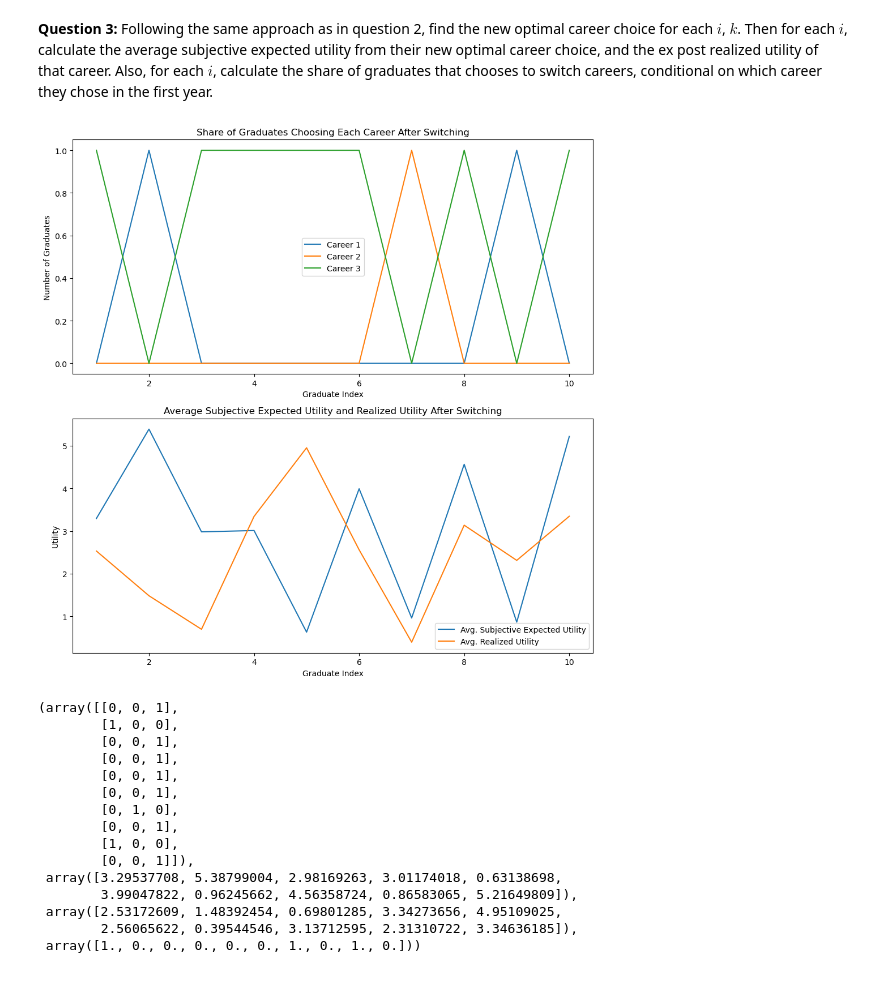
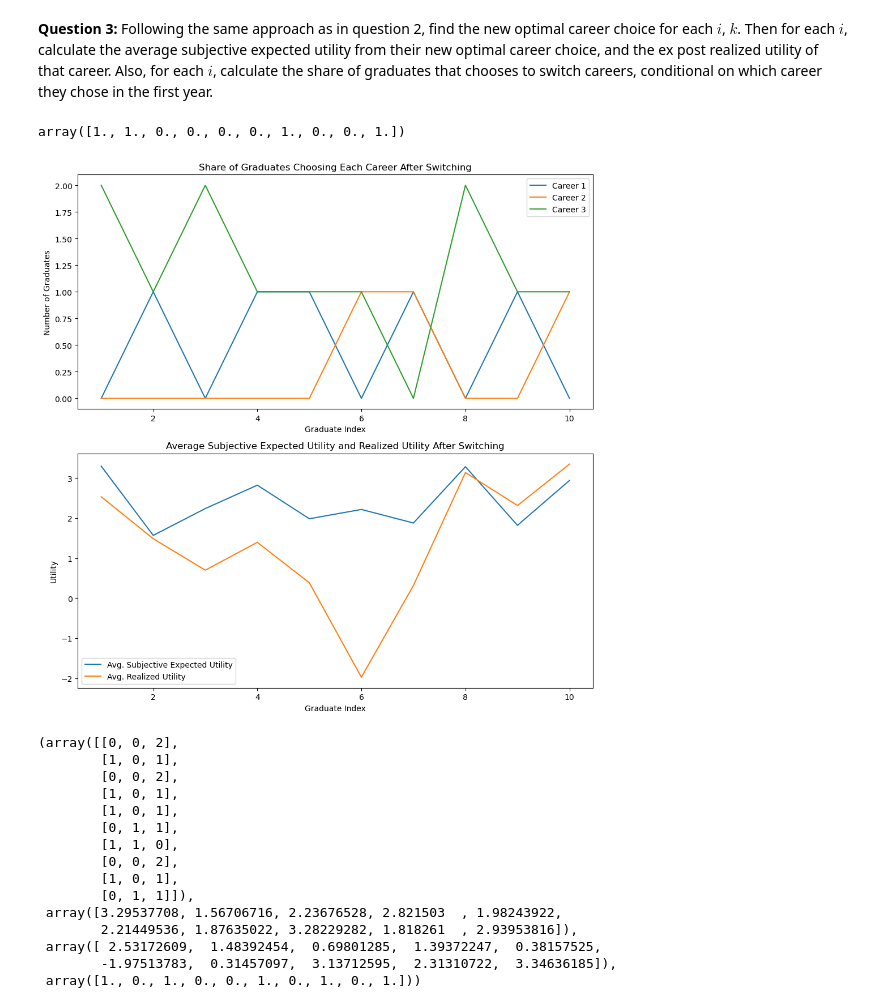
Before and after one commit to NumEconCopenhagen/projects-2024-mathias-mikkel-gabriele, a Jupyter notebook: examproject/exam_2024 copy.ipynb, the cells around one changed output. Cells and saved outputs as stored; diff of their text form; code cells hidden in the pictures.

```diff
--- a/examproject/exam_2024 copy.ipynb
+++ b/examproject/exam_2024 copy.ipynb
@@ -179,16 +179,14 @@ par.i = np.array([1,2,3,4,5,6,7,8,9,10])
 
 #maybe need to change the size of draws to
 
+# Simulate prior expected utility, chosen careers, and realized utilities based on friends' information
 
+k_prior_expec = np.zeros(par.K)
+k_chosen_career = np.zeros(par.K)
+k_real_util = np.zeros(par.K)
 
-# Simulate prior expected utility, chosen careers, and realized utilities based on friends' information
-prior_expec_util, chosen_career, real_util = career.prior_expec()
+for k in range(par.K):
+    k_prior_expec[k], k_chosen_career[k], k_real_util[k] = career.prior_expec()
 
-# Visualization
-choices = np.zeros((career.par.N, career.par.J))
-for i in range(career.par.N):
-    choices[i, chosen_career[i]] += 1
-
-
-career.visualize_results(choices, np.mean(prior_expec_util, axis=1), real_util)
+career.visualize_results(chosen_career, np.mean(prior_expec_util, axis=1), real_util)
 # %% [output]
@@ -215,24 +213,26 @@ u^{k,2}_{ij}= \begin{cases}
 $$
 # %% [markdown]
 **Question 3:** Following the same approach as in question 2, find the new optimal career choice for each $i$, $k$. Then for each $i$, calculate the average subjective expected utility from their new optimal career choice, and the ex post realized utility of that career. Also, for each $i$, calculate the share of graduates that chooses to switch careers, conditional on which career they chose in the first year. <br>
+# %%
+new_choices, new_avg_subjective_utilities, new_avg_realized_utilities, switch_decisions = career.career_switching(chosen_career, real_util)
+
+switch_decisions
+# %% [output]
+array([1., 1., 0., 0., 0., 0., 1., 0., 0., 1.])
 # %%
 # write your answer here
 
 par.c = 1
 
-def simulate_career_switching(par, choices, avg_realized_utilities):
+def simulate_career_switching(par, chosen_career, avg_realized_utilities):
     np.random.seed(42)  # For reproducibility
 
-    new_choices = np.zeros((par.N, par.J), dtype=int)
-    new_avg_subjective_utilities = np.zeros(par.N)
-    new_avg_realized_utilities = np.zeros(par.N)
-    switch_decisions = np.zeros(par.N)
 
     for i in range(par.N):
         Fi = i + 1  # Number of friends
 
         # Initial chosen career and realized utility
-        initial_career = np.argmax(choices[i])
+        initial_career = np.argmax(chosen_career[i])
         initial_realized_utility = avg_realized_utilities[i]
 
         # Calculate prior expected utility based on friends' information
@@ -261,47 +261,47 @@ def simulate_career_switching(par, choices, avg_realized_utilities):
         # Record if the graduate decided to switch careers
         switch_decisions[i] = 1 if new_chosen_career != initial_career else 0
 
     return new_choices, new_avg_subjective_utilities, new_avg_realized_utilities, switch_decisions
 
-new_choices, new_avg_subjective_utilities, new_avg_realized_utilities, switch_decisions = simulate_career_switching(par, choices, avg_realized_utilities)
+new_choices, new_avg_subjective_utilities, new_avg_realized_utilities, switch_decisions = simulate_career_switching(par, chosen_career, np.mean(prior_expec_util, axis=1))
 
 # Visualization
 fig, axs = plt.subplots(2, 1, figsize=(10, 10))
 
 # Share of graduates choosing each career after switching
 for j in range(par.J):
     axs[0].plot(range(1, par.N + 1), new_choices[:, j], label=f'Career {j + 1}')
 axs[0].set_title('Share of Graduates Choosing Each Career After Switching')
 axs[0].set_xlabel('Graduate Index')
 axs[0].set_ylabel('Number of Graduates')
 axs[0].legend()
 
 # Average subjective expected utility and realized utility after switching
 axs[1].plot(range(1, par.N + 1), new_avg_subjective_utilities, label='Avg. Subjective Expected Utility')
 axs[1].plot(range(1, par.N + 1), new_avg_realized_utilities, label='Avg. Realized Utility')
 axs[1].set_title('Average Subjective Expected Utility and Realized Utility After Switching')
 axs[1].set_xlabel('Graduate Index')
 axs[1].set_ylabel('Utility')
 axs[1].legend()
 
 plt.tight_layout()
 plt.show()
 
 new_choices, new_avg_subjective_utilities, new_avg_realized_utilities, switch_decisions
 # %% [output]
-[figure, old version]
+[figure, new version]
-(array([[0, 0, 1],
-        [1, 0, 0],
-        [0, 0, 1],
-        [0, 0, 1],
-        [0, 0, 1],
-        [0, 0, 1],
-        [0, 1, 0],
-        [0, 0, 1],
-        [1, 0, 0],
-        [0, 0, 1]]),
- array([3.29537708, 5.38799004, 2.98169263, 3.01174018, 0.63138698,
-        3.99047822, 0.96245662, 4.56358724, 0.86583065, 5.21649809]),
- array([2.53172609, 1.48392454, 0.69801285, 3.34273656, 4.95109025,
-        2.56065622, 0.39544546, 3.13712595, 2.31310722, 3.34636185]),
- array([1., 0., 0., 0., 0., 0., 1., 0., 1., 0.]))
+(array([[0, 0, 2],
+        [1, 0, 1],
+        [0, 0, 2],
+        [1, 0, 1],
+        [1, 0, 1],
+        [0, 1, 1],
+        [1, 1, 0],
+        [0, 0, 2],
+        [1, 0, 1],
+        [0, 1, 1]]),
+ array([3.29537708, 1.56706716, 2.23676528, 2.821503  , 1.98243922,
+        2.21449536, 1.87635022, 3.28229282, 1.818261  , 2.93953816]),
+ array([ 2.53172609,  1.48392454,  0.69801285,  1.39372247,  0.38157525,
+        -1.97513783,  0.31457097,  3.13712595,  2.31310722,  3.34636185]),
+ array([1., 0., 1., 0., 0., 1., 0., 1., 0., 1.]))
```
Also changed, not shown: parts of 1 cell of this notebook, 1 other file.
